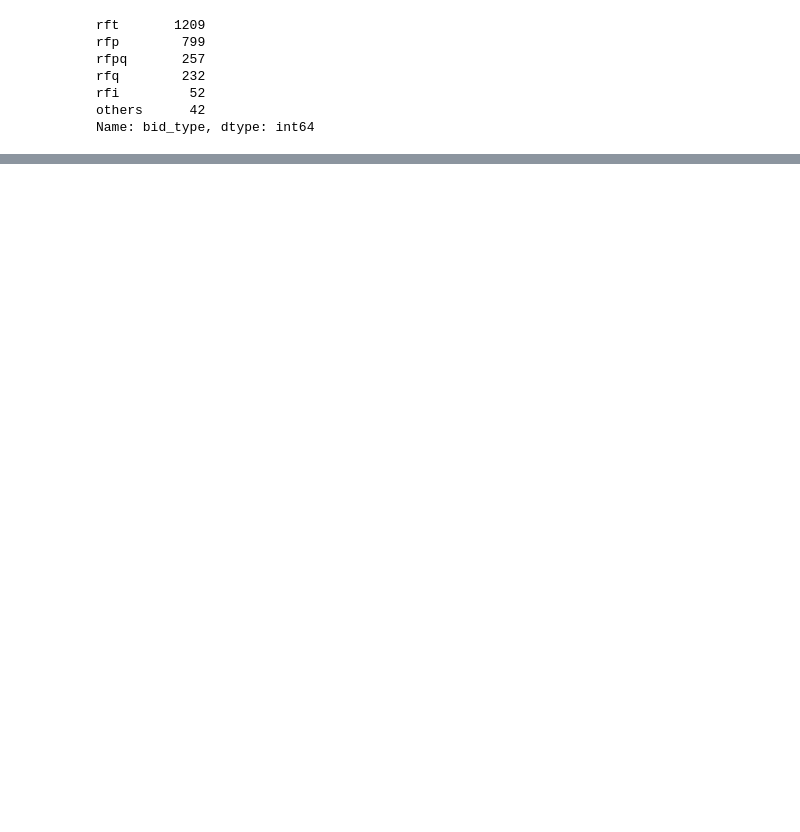
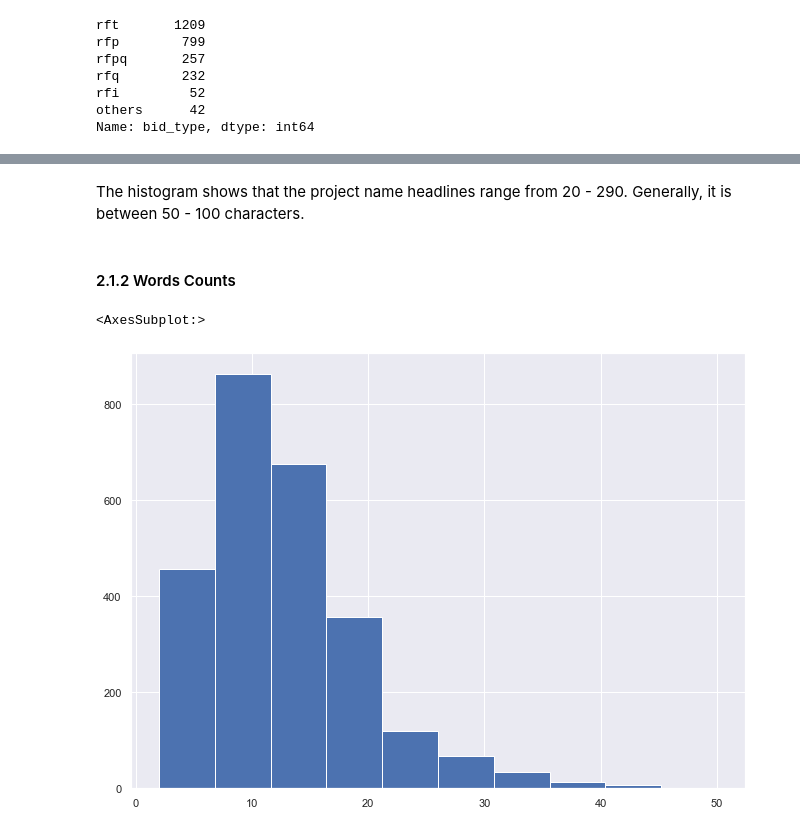
Before and after one commit to DelinM/BidTing, a Jupyter notebook: NaturalLanguageProcessing/Project Category Identification NLP Project.ipynb, the cells around one changed output, grey strips where cells are left out. Drawn from its saved outputs; the diff is of its cells as text; code cells hidden in the pictures; blank space fills up the shorter version.

```diff
--- a/NaturalLanguageProcessing/Project Category Identification NLP Project.ipynb
+++ b/NaturalLanguageProcessing/Project Category Identification NLP Project.ipynb
@@ -443,0 +535,9 @@ Cleaning company names involves some thinking. Some obvious ones:
+# %% [markdown]
+The histogram shows that the project name headlines range from 20 - 290. Generally, it is between 50 - 100 characters.
+# %% [markdown]
+#### 2.1.2 Words Counts
+# %%
+df.project_name.str.split().map(lambda x: len(x)).hist()
+# %% [output]
+<AxesSubplot:>
+[figure, added]
```
Also changed, not shown: parts of 39 cells of this notebook.
